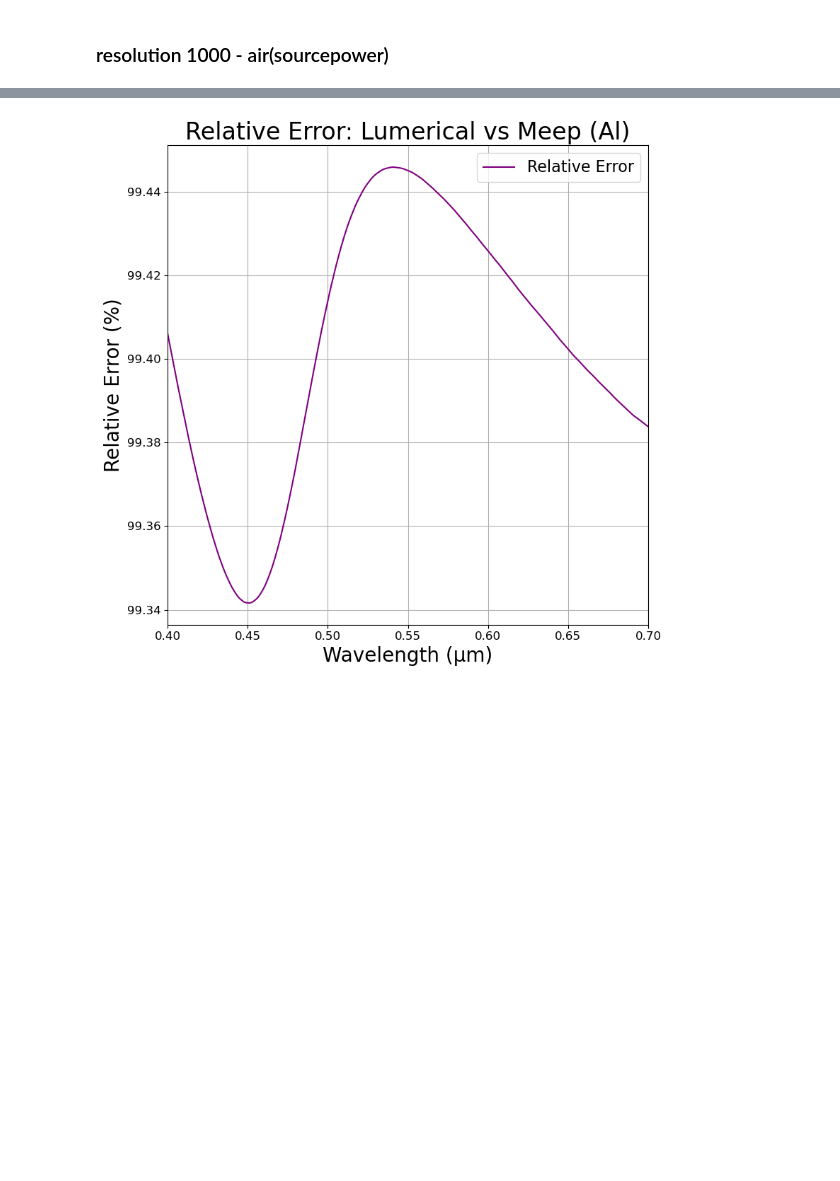
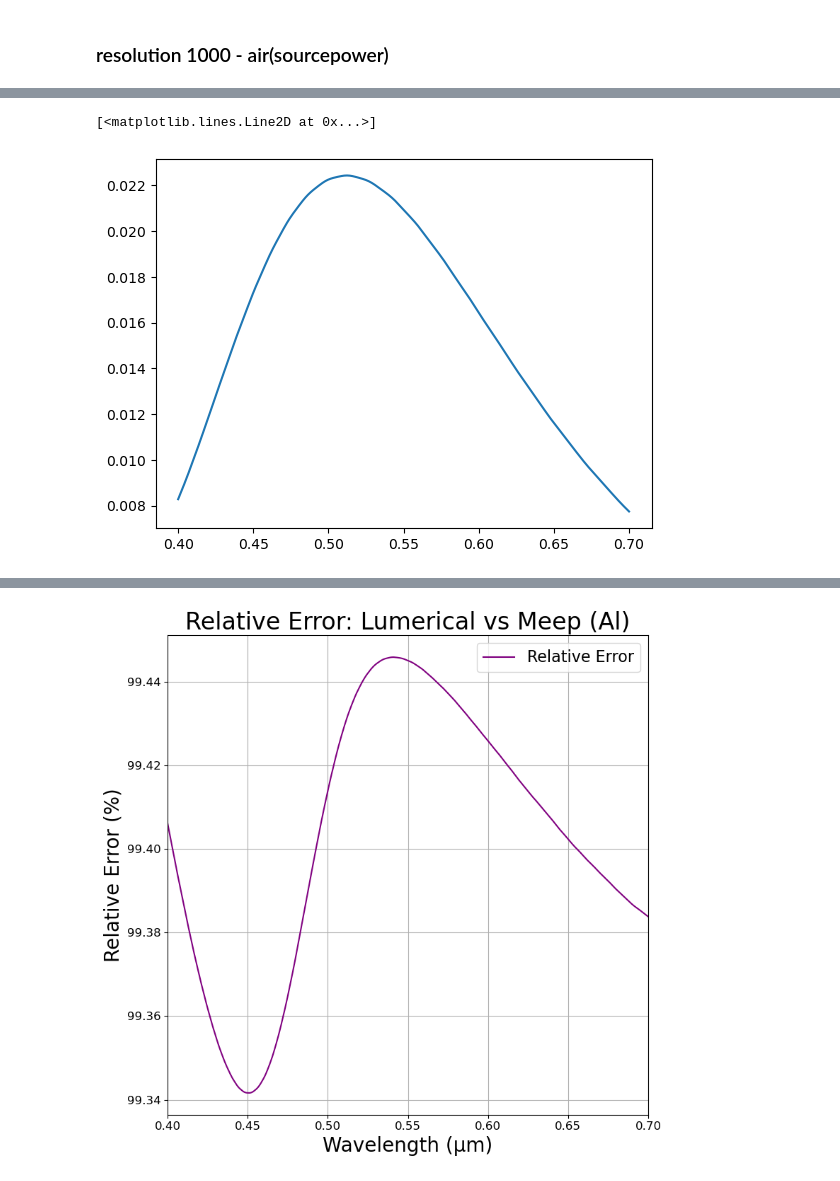
Before and after one commit to M2nion/EIDL, a Jupyter notebook: Tool/Meep/LGD/Meep code/OLED structure/Layer by Layer check/OLED_update_LBL.ipynb, the cells around one changed output, grey strips where cells are left out. Saved outputs shown, nothing was run; the diff lists cells and outputs as text; code cells hidden in the pictures; blank space fills up the shorter version.

```diff
--- a/Tool/Meep/LGD/Meep code/OLED structure/Layer by Layer check/OLED_update_LBL.ipynb
+++ b/Tool/Meep/LGD/Meep code/OLED structure/Layer by Layer check/OLED_update_LBL.ipynb
@@ -289,6 +280,11 @@ time for set_epsilon = 0.043571 s
 -----------
 run 0 finished at t = 20.0 (4000 timesteps)
 CSV 파일 저장 완료: sourcepower_res100.csv
+# %%
+plt.plot(src_wavelengths, net_power_fitting)
+# %% [output]
+[<matplotlib.lines.Line2D at 0x...>]
+[figure, added]
 # %%
 import numpy as np
 from pathlib import Path
```
Also changed, not shown: parts of 12 cells of this notebook, 8 other files.
